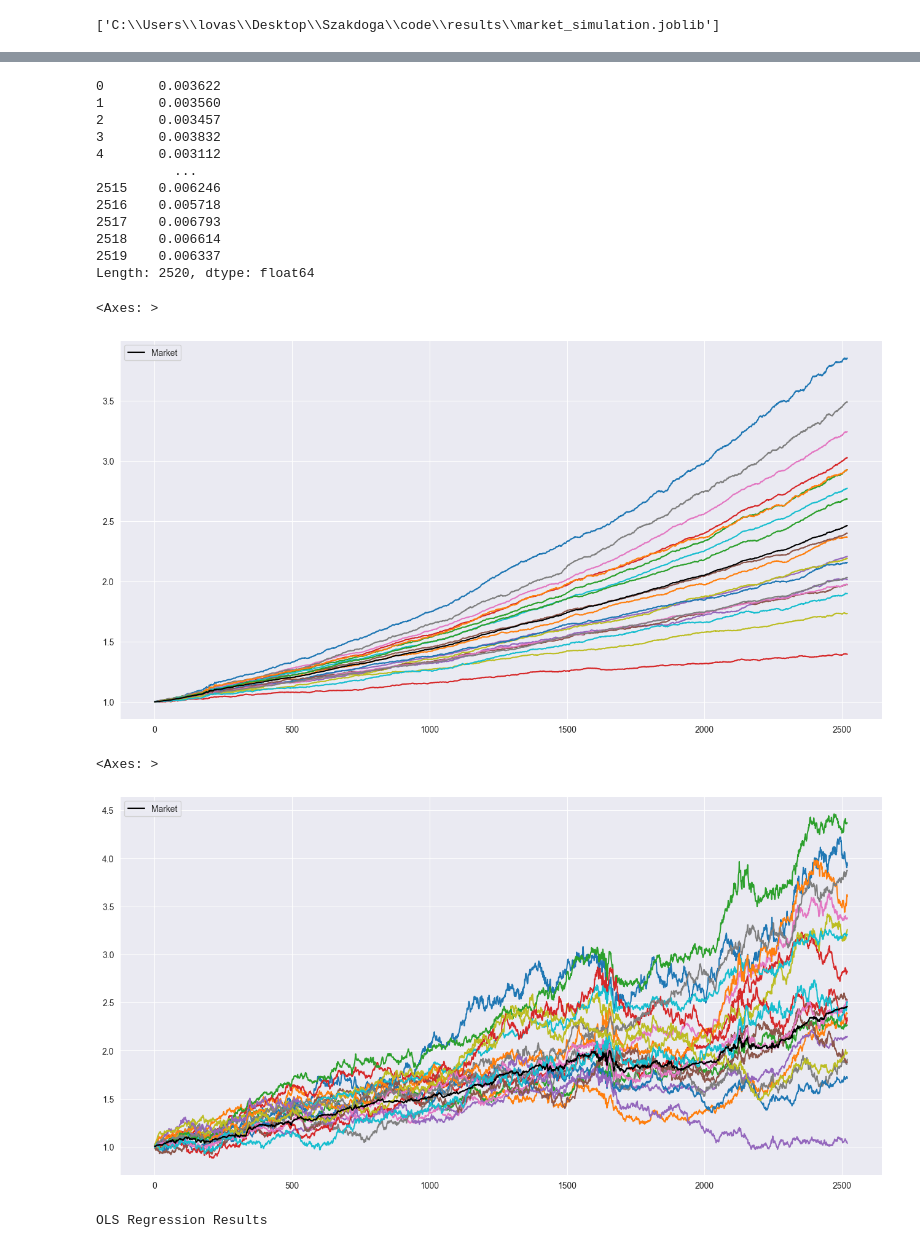
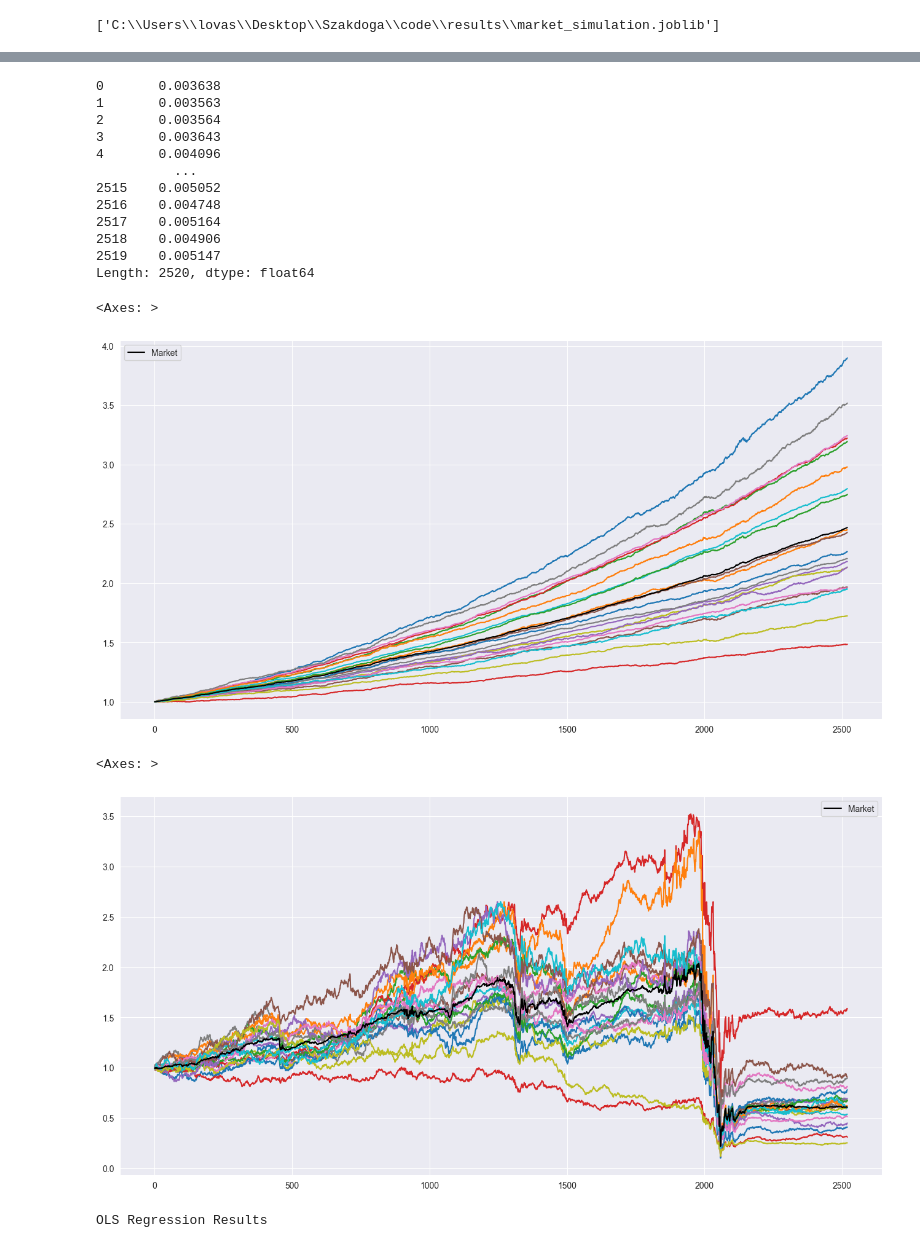
Before and after one commit to V4laky/PortfolioMPC, a Jupyter notebook: notebooks/MarketSim_tests.ipynb, the cells around one changed output, grey strips where cells are left out. Saved outputs shown, nothing was run; the diff lists cells and outputs as text; code cells hidden in the pictures.

```diff
--- a/notebooks/MarketSim_tests.ipynb
+++ b/notebooks/MarketSim_tests.ipynb
@@ -118,7 +118,7 @@ plt.show()
 # %%
 from joblib import dump, load
 
-market = Market(20, 3, market_model, rf = 0.0001, market_scale_arch=100 * 2)
+market = Market(20, 5, market_model, rf = 0.0001, market_scale_arch=100 * 2)
 dump(market, project_root / "results/market_simulation.joblib")
 # %% [output]
 ['C:\\Users\\lovas\\Desktop\\Szakdoga\\code\\results\\market_simulation.joblib']
@@ -197,17 +177,17 @@ sim0.corr()
 # %%
 ms.std()
 # %% [output]
-0       0.003622
-1       0.003560
-2       0.003457
-3       0.003832
-4       0.003112
+0       0.003638
+1       0.003563
+2       0.003564
+3       0.003643
+4       0.004096
           ...
-2515    0.006246
-2516    0.005718
-2517    0.006793
-2518    0.006614
-2519    0.006337
+2515    0.005052
+2516    0.004748
+2517    0.005164
+2518    0.004906
+2519    0.005147
 Length: 2520, dtype: float64
 # %%
 for i in range(20):
@@ -217,19 +197,19 @@ for i in range(20):
 np.exp(ms).cumprod(axis=1).mean().plot(legend=True, label=f'Market', figsize=(16,8), color='black')
 # %% [output]
 <Axes: >
-[figure, old version]
+[figure, new version]
 # %%
 fig, ax = plt.subplots(1,1)
 
 for i in range(20):
-    asset_returns = pd.DataFrame(sims[10, :, i])
+    asset_returns = pd.DataFrame(sims[3, :, i])
 
     np.exp(asset_returns).cumprod().plot(legend=False, label=f'Asset {i+1}', figsize=(16,8), ax=ax)
 
-np.exp(ms.loc[10]).cumprod().plot(legend=True, label=f'Market', figsize=(16,8), color='black', ax=ax)
+np.exp(ms.loc[3]).cumprod().plot(legend=True, label=f'Market', figsize=(16,8), color='black', ax=ax)
 # %% [output]
 <Axes: >
-[figure, old version]
+[figure, new version]
 # %%
 from statsmodels.regression import linear_model
 import statsmodels.api as sm
```
Also changed, not shown: parts of 8 cells of this notebook, 4 other files.
